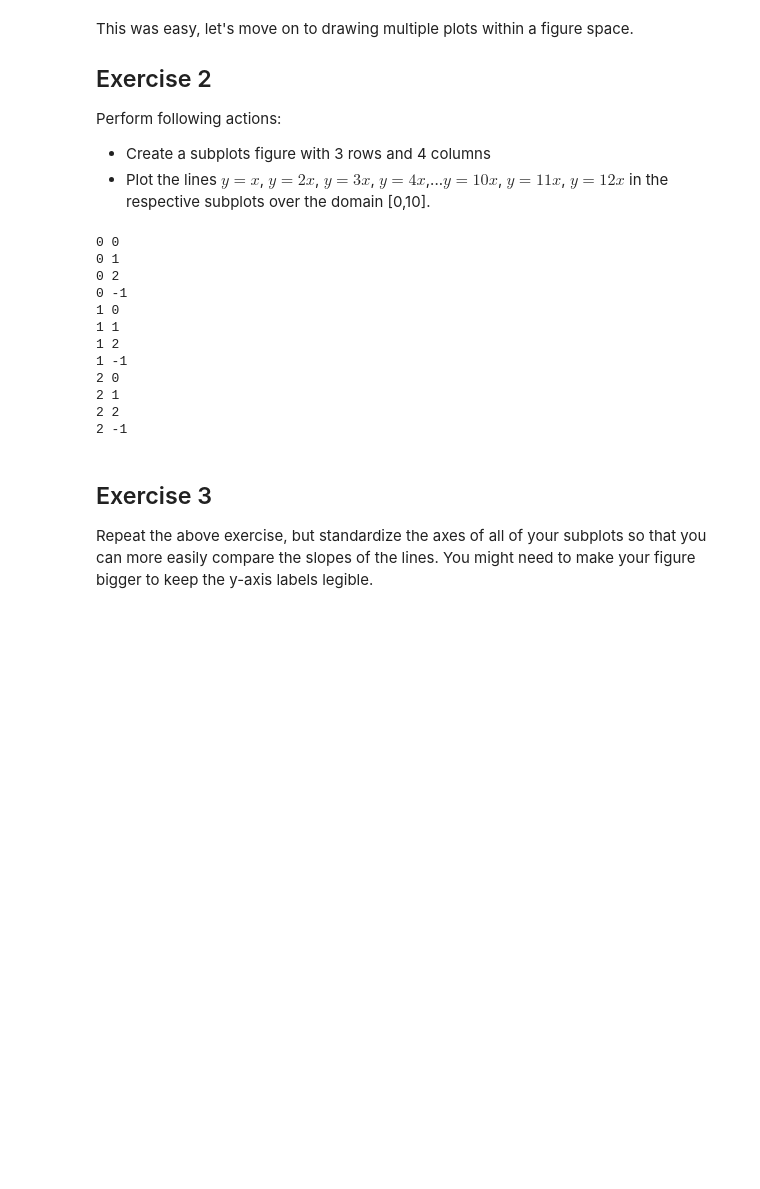
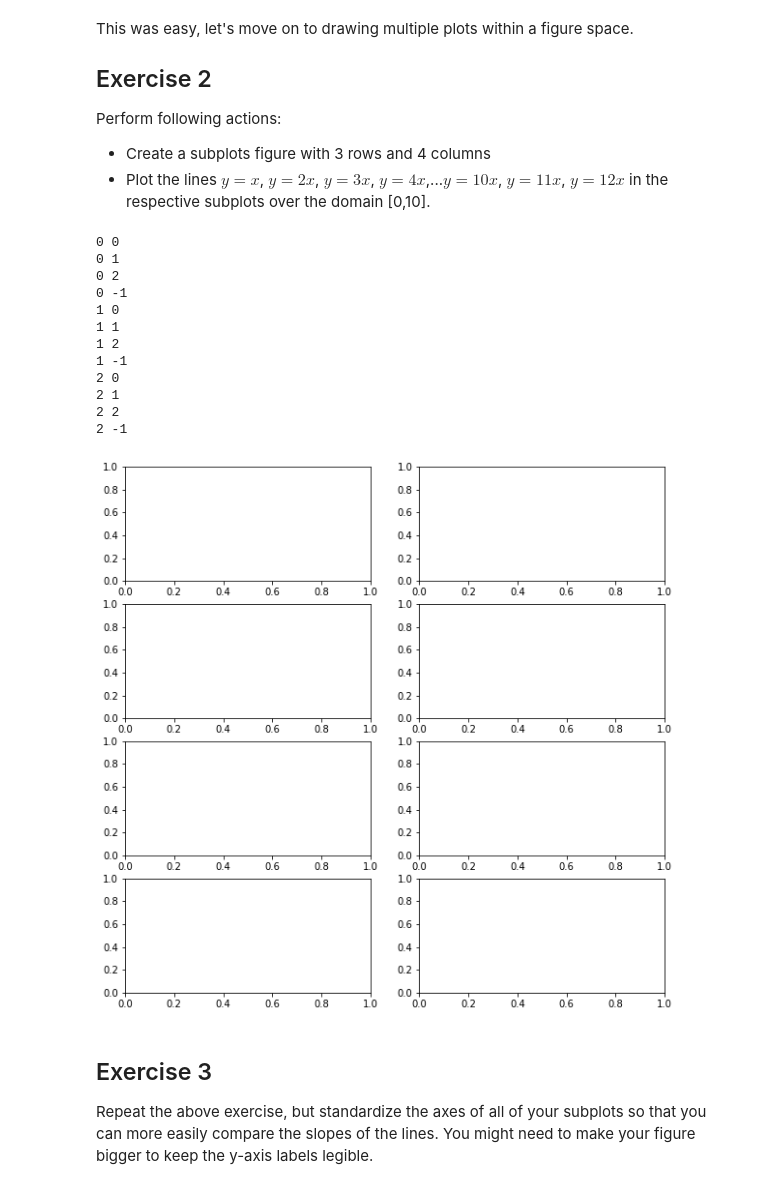
Before and after one commit to joeygoodman/dsc-more-practice-with-matplotlib-lab-dc-ds-060319, a Jupyter notebook: index.ipynb, the cells around one changed output. Saved outputs shown, nothing was run; the diff lists cells and outputs as text; code cells hidden in the pictures; blank space fills up the shorter version.

```diff
--- a/index.ipynb
+++ b/index.ipynb
@@ -78,29 +78,30 @@ Perform following actions:
 * Create a subplots figure with 3 rows and 4 columns
 * Plot the lines $y=x$, $y=2x$, $y=3x$, $y=4x$,...$y=10x$, $y=11x$, $y=12x$ in the respective subplots over the domain [0,10].
 # %%
-fig, axes = plt.subplots(nrows=3, ncols=4, figsize=(10,10))
+fig, axes = plt.subplots(nrows=4, ncols=2, figsize=(10,10))
 
 coef = 0
 for n in range(1, 13):
-    print( (n-1)//4, (n%4 - 1))
-#     coef += 1
-#     row = (n-1)//4
-#     col = (n%4 - 1)
+    coef += 1
+    row = (n-1)//4
+    col = (n%4 - 1)
+    print(row, col)
 #     ax = axes[row][col]
 #     ax.plot(x^coef)
 # %% [output]
 0 0
 0 1
 0 2
 0 -1
 1 0
 1 1
 1 2
 1 -1
 2 0
 2 1
 2 2
 2 -1
+[figure, added]
 # %% [markdown]
 ## Exercise 3
 
```
